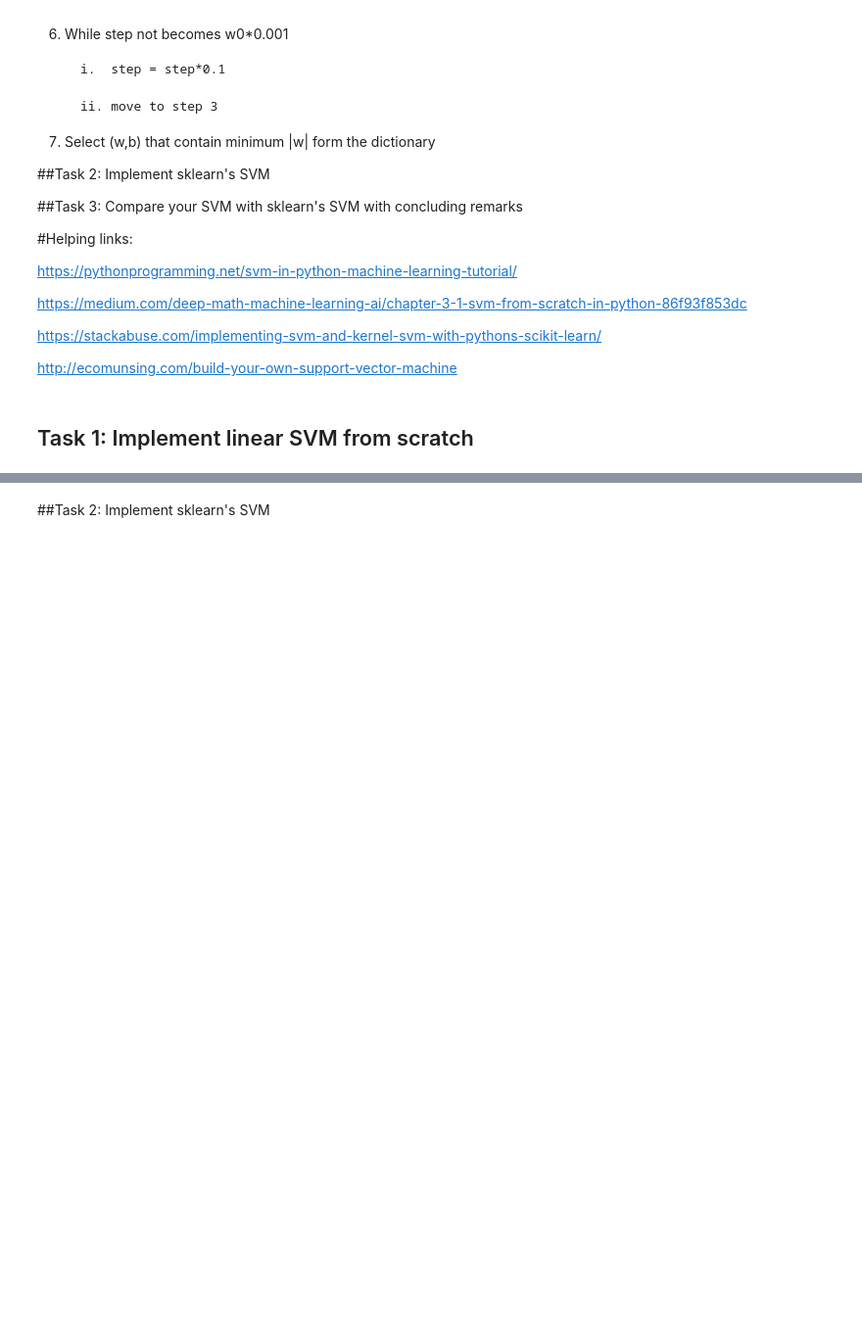
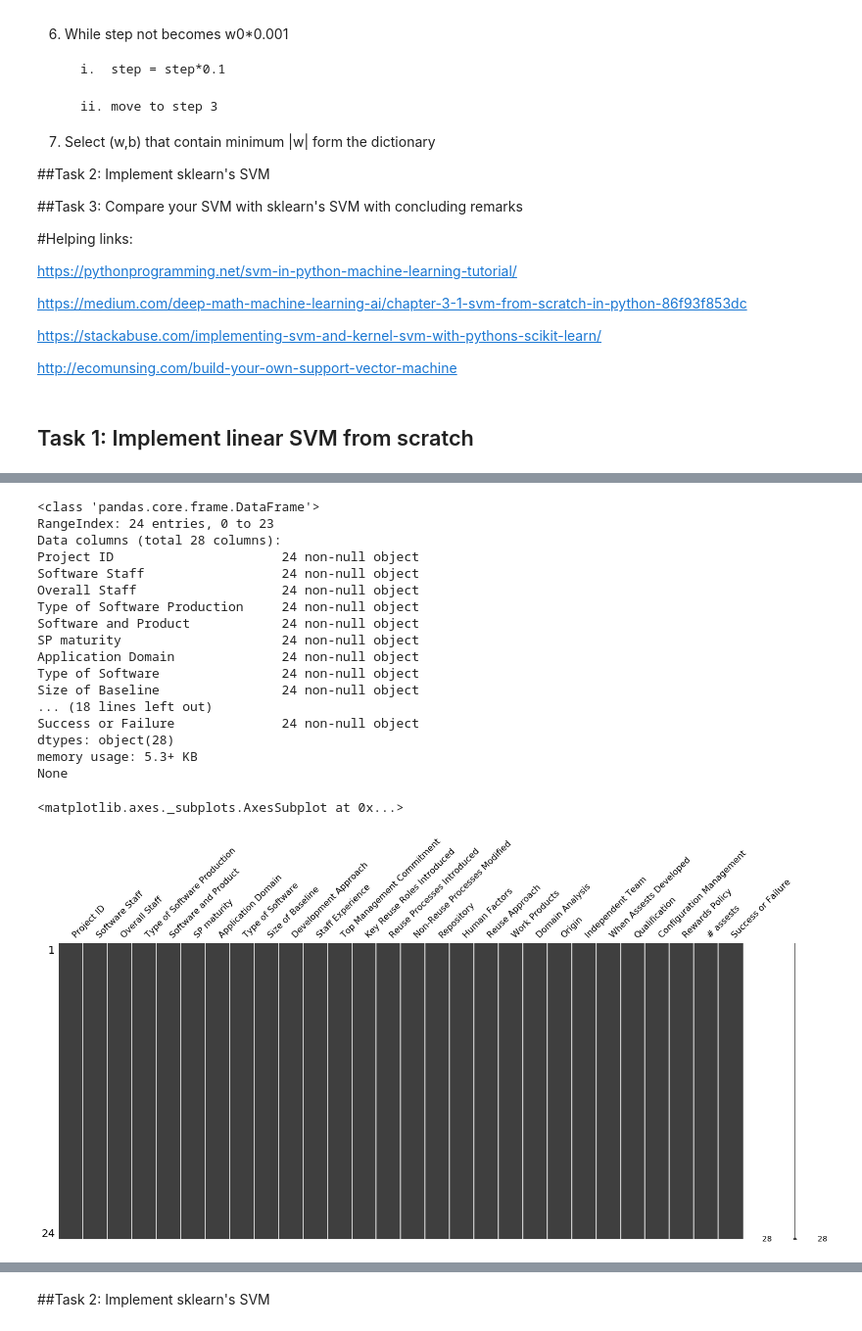
Before and after one commit to Avi-nashkumar/Semester5, a Jupyter notebook: ECSE303L/challenge-week-11/Task_1_Linear_SVM_from_Scratch (1).ipynb, the cells around one changed output, grey strips where cells are left out. Shown: that part at 98% size. Saved outputs shown, nothing was run; the diff lists cells and outputs as text; code cells hidden in the pictures; blank space fills up the shorter version.

```diff
--- a/ECSE303L/challenge-week-11/Task_1_Linear_SVM_from_Scratch (1).ipynb
+++ b/ECSE303L/challenge-week-11/Task_1_Linear_SVM_from_Scratch (1).ipynb
@@ -135,0 +134,20 @@ http://ecomunsing.com/build-your-own-support-vector-machine
+# %%
+# Load the libraries
+import pandas as pd
+import numpy as np
+
+
+from scipy.io import arff
+
+# Sklearn processing
+from sklearn.preprocessing import MinMaxScaler
+from sklearn.model_selection import train_test_split
+from sklearn.model_selection import KFold
+from sklearn.model_selection import cross_val_score
+from sklearn.preprocessing import LabelEncoder
+import missingno as msno
+#from sklearn.impute import SimpleImputer
+import matplotlib.pyplot as plt
+from matplotlib import style
+import numpy as np
+style.use('ggplot')
@@ -136,3 +176,7 @@ http://ecomunsing.com/build-your-own-support-vector-machine
 # %%
 # Load the arff dataset
 # Shuffel the dataset
+data = arff.loadarff('data/reuse.arff')
+df = pd.DataFrame(data[0])
+print(df.shape)
+df.head()
@@ -139,5 +192,27 @@ http://ecomunsing.com/build-your-own-support-vector-machine
 # %%
 # Preprocessing
 # Encoding categorical variables (if any)
 # Feature Scaling
 # Filling missing values (if any)
+print(df.info())
+msno.matrix(df)
+# %% [output]
+<class 'pandas.core.frame.DataFrame'>
+RangeIndex: 24 entries, 0 to 23
+Data columns (total 28 columns):
+Project ID                      24 non-null object
+Software Staff                  24 non-null object
+Overall Staff                   24 non-null object
+Type of Software Production     24 non-null object
+Software and Product            24 non-null object
+SP maturity                     24 non-null object
+Application Domain              24 non-null object
+Type of Software                24 non-null object
+Size of Baseline                24 non-null object
+... (18 lines left out)
+Success or Failure              24 non-null object
+dtypes: object(28)
+memory usage: 5.3+ KB
+None
+<matplotlib.axes._subplots.AxesSubplot at 0x...>
+[figure, added]
```
Also changed, not shown: parts of 14 cells of this notebook, 1 other file.
